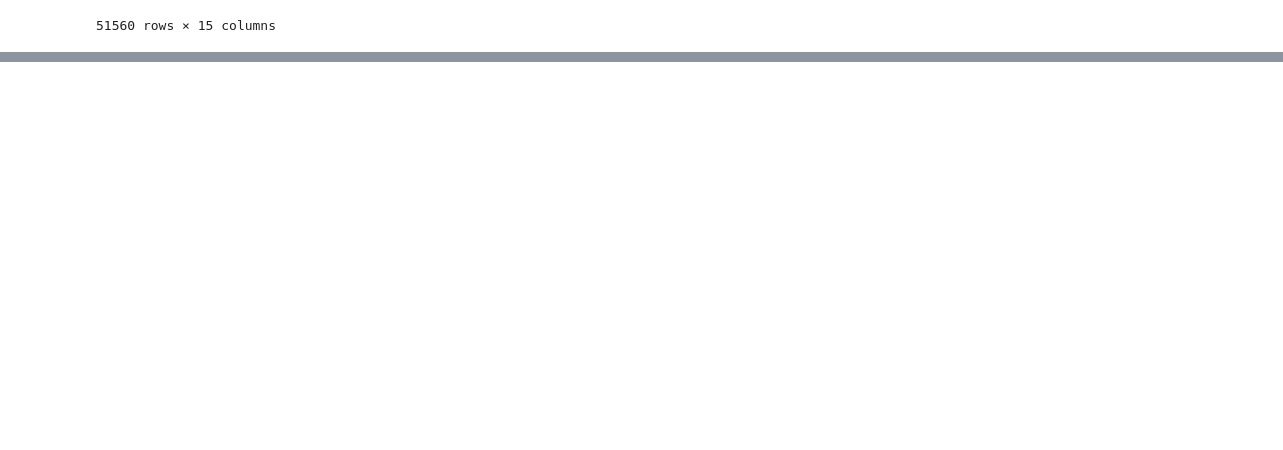
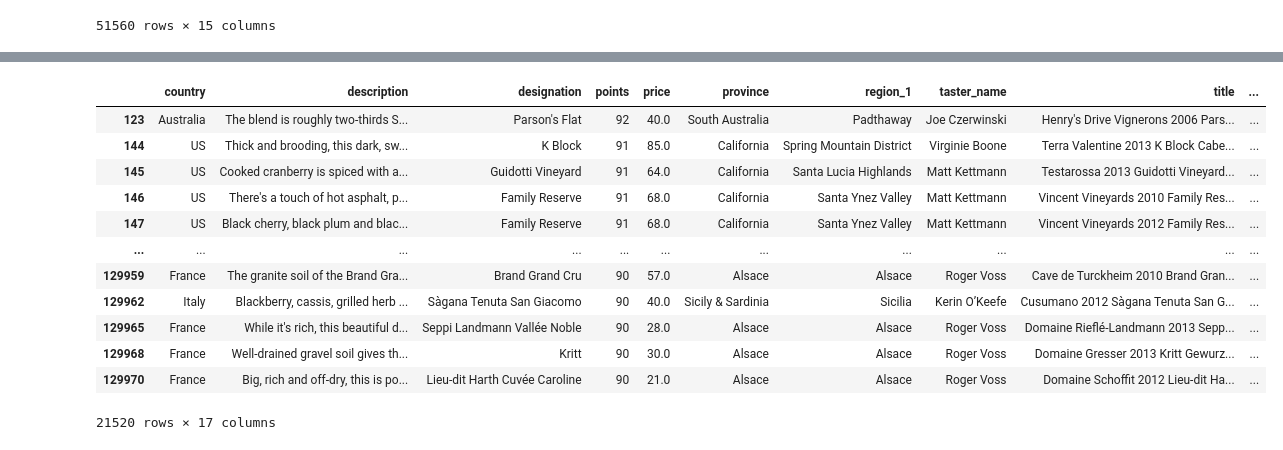
Before and after one commit to rahilanath/Final_Project, a Jupyter notebook: wine_cleaning.ipynb, the cells around one changed output, grey strips where cells are left out. Drawn from its saved outputs; the diff is of its cells as text; code cells hidden in the pictures; blank space fills up the shorter version.

```diff
--- a/wine_cleaning.ipynb
+++ b/wine_cleaning.ipynb
@@ -133,0 +154,3 @@ clean_wines['word_count'].hist()
+# %%
+clean_wines['great_meh'] = clean_wines['points'].apply(lambda x: 'great' if x >= 90 else 'meh')
+clean_wines
@@ -133,0 +171,17 @@ clean_wines['word_count'].hist()
+# %%
+great_wines = clean_wines[clean_wines['great_meh'] == 'great']
+great_wines
+# %% [output]
+|  | country | description | designation | points | price | province | region_1 | taster_name | title | ... |
+| 123 | Australia | The blend is roughly two-thirds S... | Parson's Flat | 92 | 40.0 | South Australia | Padthaway | Joe Czerwinski | Henry's Drive Vignerons 2006 Pars... | ... |
+| 144 | US | Thick and brooding, this dark, sw... | K Block | 91 | 85.0 | California | Spring Mountain District | Virginie Boone | Terra Valentine 2013 K Block Cabe... | ... |
+| 145 | US | Cooked cranberry is spiced with a... | Guidotti Vineyard | 91 | 64.0 | California | Santa Lucia Highlands | Matt Kettmann | Testarossa 2013 Guidotti Vineyard... | ... |
+| 146 | US | There's a touch of hot asphalt, p... | Family Reserve | 91 | 68.0 | California | Santa Ynez Valley | Matt Kettmann | Vincent Vineyards 2010 Family Res... | ... |
+| 147 | US | Black cherry, black plum and blac... | Family Reserve | 91 | 68.0 | California | Santa Ynez Valley | Matt Kettmann | Vincent Vineyards 2012 Family Res... | ... |
+| ... | ... | ... | ... | ... | ... | ... | ... | ... | ... | ... |
+| 129959 | France | The granite soil of the Brand Gra... | Brand Grand Cru | 90 | 57.0 | Alsace | Alsace | Roger Voss | Cave de Turckheim 2010 Brand Gran... | ... |
+| 129962 | Italy | Blackberry, cassis, grilled herb ... | Sàgana Tenuta San Giacomo | 90 | 40.0 | Sicily & Sardinia | Sicilia | Kerin O’Keefe | Cusumano 2012 Sàgana Tenuta San G... | ... |
+| 129965 | France | While it's rich, this beautiful d... | Seppi Landmann Vallée Noble | 90 | 28.0 | Alsace | Alsace | Roger Voss | Domaine Rieflé-Landmann 2013 Sepp... | ... |
+| 129968 | France | Well-drained gravel soil gives th... | Kritt | 90 | 30.0 | Alsace | Alsace | Roger Voss | Domaine Gresser 2013 Kritt Gewurz... | ... |
+| 129970 | France | Big, rich and off-dry, this is po... | Lieu-dit Harth Cuvée Caroline | 90 | 21.0 | Alsace | Alsace | Roger Voss | Domaine Schoffit 2012 Lieu-dit Ha... | ... |
+21520 rows × 17 columns
```
Also changed, not shown: parts of 34 cells of this notebook, 4 other files.
